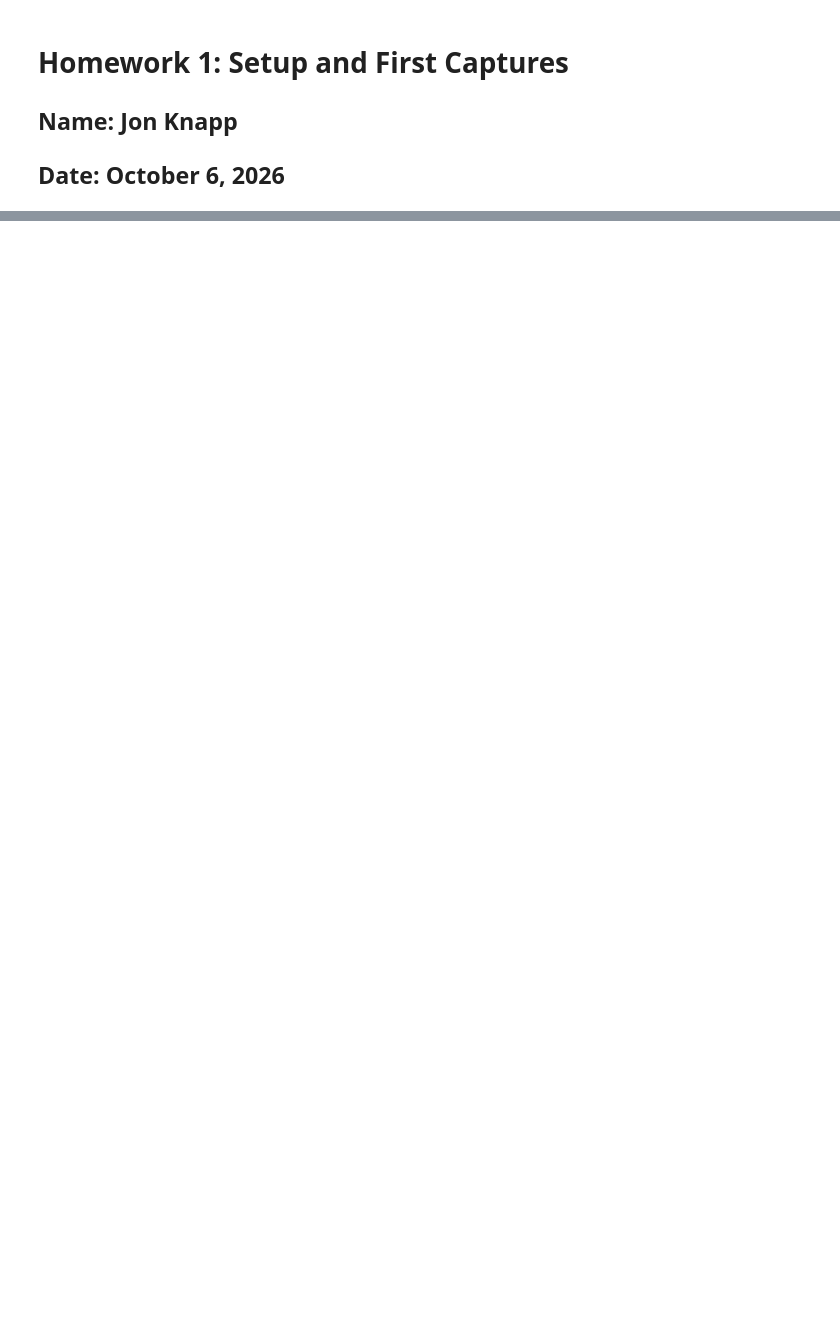
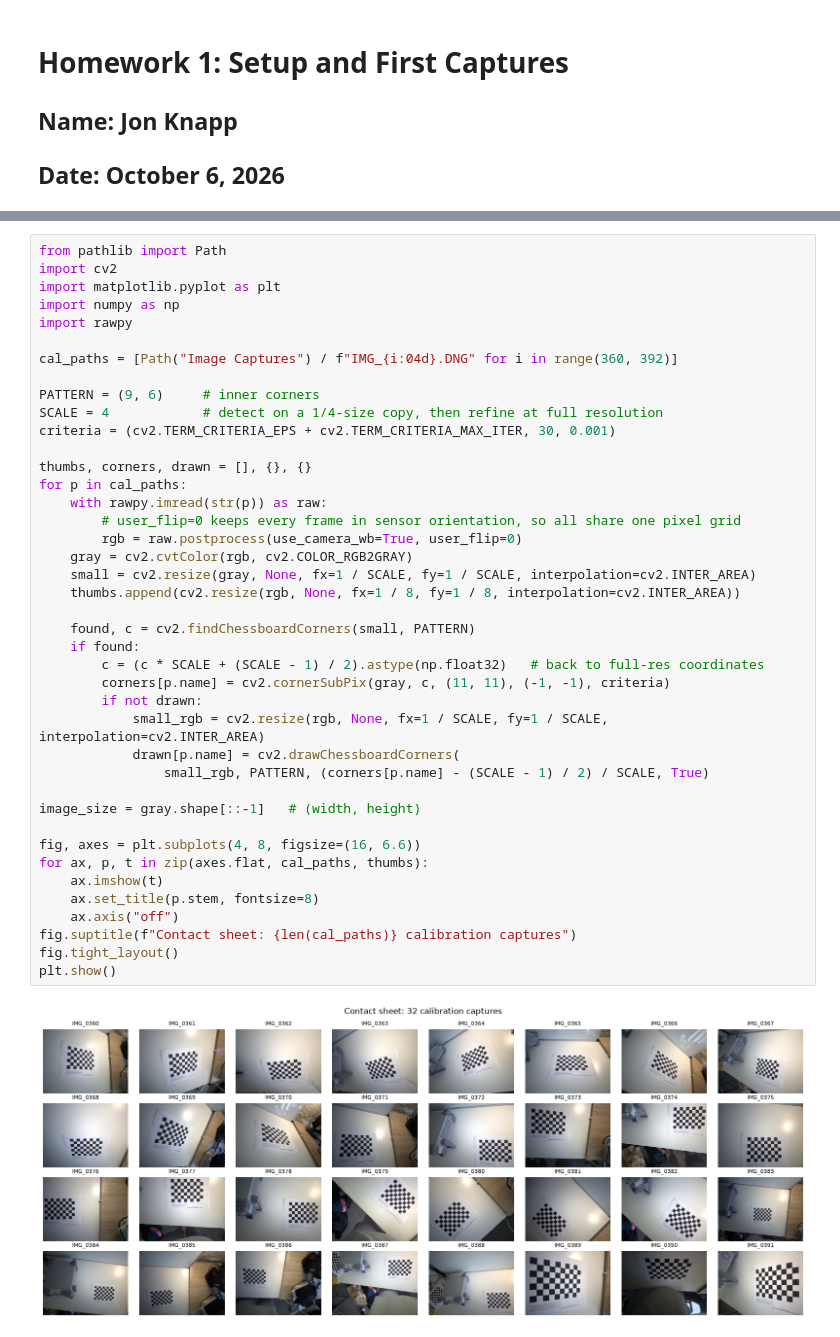
Before and after one commit to Jon-Knapp/EE513, a Jupyter notebook: Setup and First Captures.ipynb, the cells around one changed output, grey strips where cells are left out. Saved outputs shown, nothing was run; the diff lists cells and outputs as text; blank space fills up the shorter version.

```diff
--- a/Setup and First Captures.ipynb
+++ b/Setup and First Captures.ipynb
@@ -99,0 +151,43 @@ Not used until week 6, but the course environment installs them now: torch 2.11.
+# %%
+from pathlib import Path
+import cv2
+import matplotlib.pyplot as plt
+import numpy as np
+import rawpy
+
+cal_paths = [Path("Image Captures") / f"IMG_{i:04d}.DNG" for i in range(360, 392)]
+
+PATTERN = (9, 6)     # inner corners
+SCALE = 4            # detect on a 1/4-size copy, then refine at full resolution
+criteria = (cv2.TERM_CRITERIA_EPS + cv2.TERM_CRITERIA_MAX_ITER, 30, 0.001)
+
+thumbs, corners, drawn = [], {}, {}
+for p in cal_paths:
+    with rawpy.imread(str(p)) as raw:
+        # user_flip=0 keeps every frame in sensor orientation, so all share one pixel grid
+        rgb = raw.postprocess(use_camera_wb=True, user_flip=0)
+    gray = cv2.cvtColor(rgb, cv2.COLOR_RGB2GRAY)
+    small = cv2.resize(gray, None, fx=1 / SCALE, fy=1 / SCALE, interpolation=cv2.INTER_AREA)
+    thumbs.append(cv2.resize(rgb, None, fx=1 / 8, fy=1 / 8, interpolation=cv2.INTER_AREA))
+
+    found, c = cv2.findChessboardCorners(small, PATTERN)
+    if found:
+        c = (c * SCALE + (SCALE - 1) / 2).astype(np.float32)   # back to full-res coordinates
+        corners[p.name] = cv2.cornerSubPix(gray, c, (11, 11), (-1, -1), criteria)
+        if not drawn:
+            small_rgb = cv2.resize(rgb, None, fx=1 / SCALE, fy=1 / SCALE, interpolation=cv2.INTER_AREA)
+            drawn[p.name] = cv2.drawChessboardCorners(
+                small_rgb, PATTERN, (corners[p.name] - (SCALE - 1) / 2) / SCALE, True)
+
+image_size = gray.shape[::-1]   # (width, height)
+
+fig, axes = plt.subplots(4, 8, figsize=(16, 6.6))
+for ax, p, t in zip(axes.flat, cal_paths, thumbs):
+    ax.imshow(t)
+    ax.set_title(p.stem, fontsize=8)
+    ax.axis("off")
+fig.suptitle(f"Contact sheet: {len(cal_paths)} calibration captures")
+fig.tight_layout()
+plt.show()
+# %% [output]
+[figure, added]
```
Also changed, not shown: parts of 35 cells of this notebook, 3 other files.
